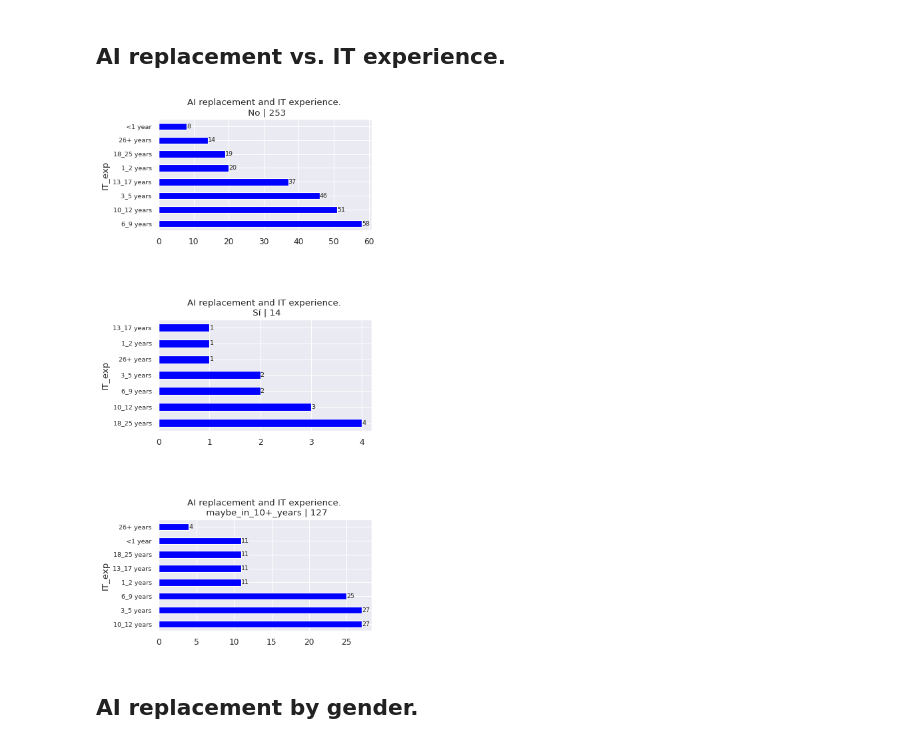
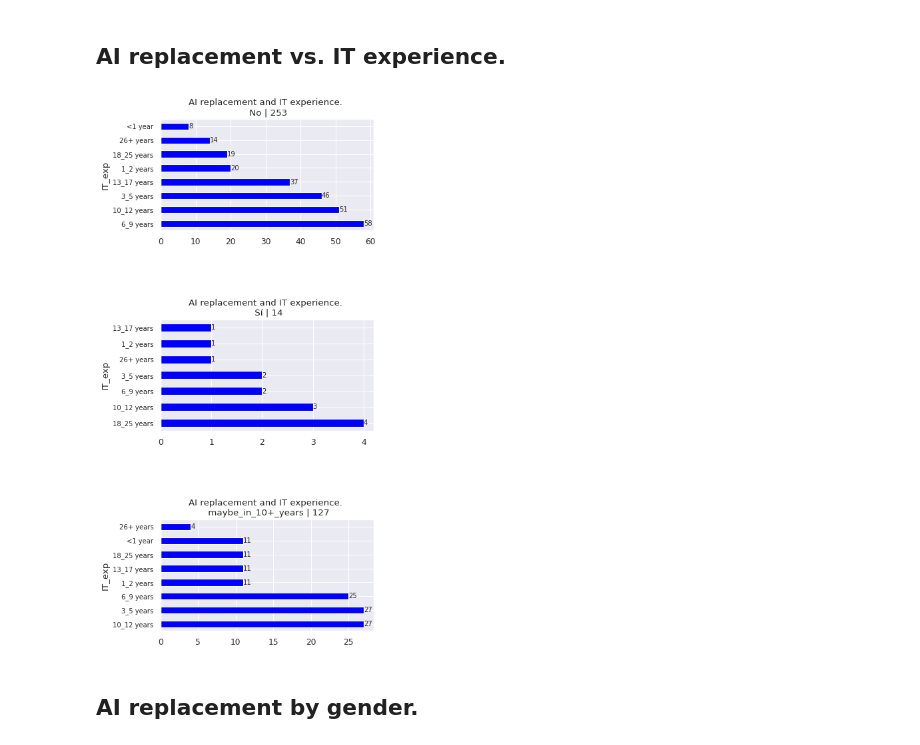
Before and after one commit to TorrezMN/Enc.-Devs-2024-Py, a Jupyter notebook: notebooks/IA.ipynb, the cells around one changed output. Saved outputs shown, nothing was run; the diff lists cells and outputs as text; code cells hidden in the pictures.

```diff
--- a/notebooks/IA.ipynb
+++ b/notebooks/IA.ipynb
@@ -381,10 +464,10 @@ Name: proportion, dtype: object
 ai_replace_group = df.groupby("AI_replace_dev")
 # %%
 grouped_grid_barh_chart(
-    ai_replace_group, "IT_exp", "AI replacement and IT experience.", 3, 1, "blue", 8.5
+    ai_replace_group, "IT_exp", "AI replacement and IT experience.", 3, 1, "blue", 9
 )
 # %% [output]
-[figure, old version]
+[figure, new version]
 # %% [markdown]
 ## AI replacement by gender.
 # %%
```
Also changed, not shown: parts of 24 cells of this notebook, 6 other files.
